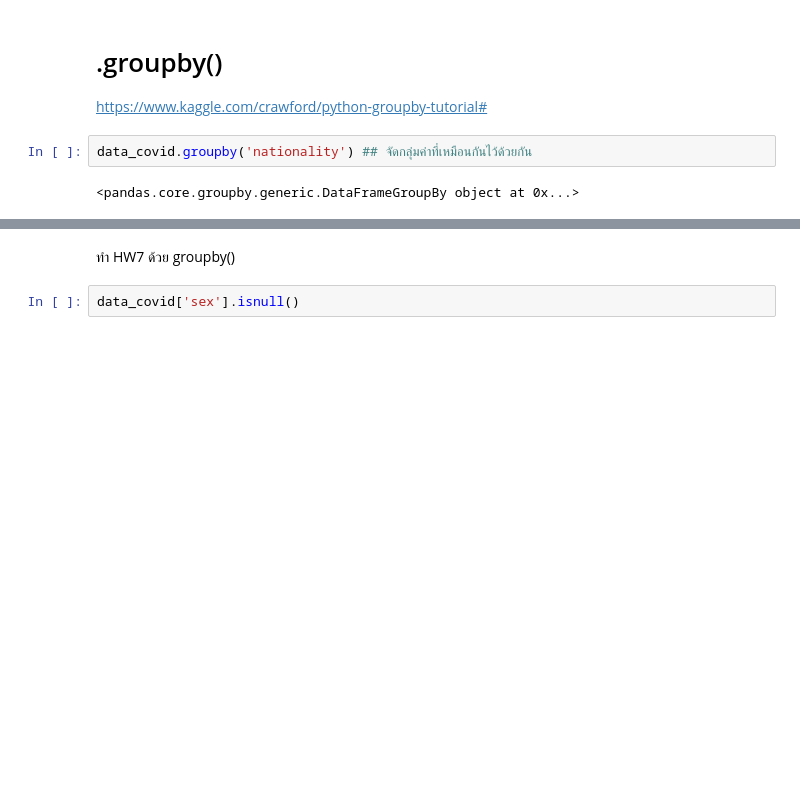
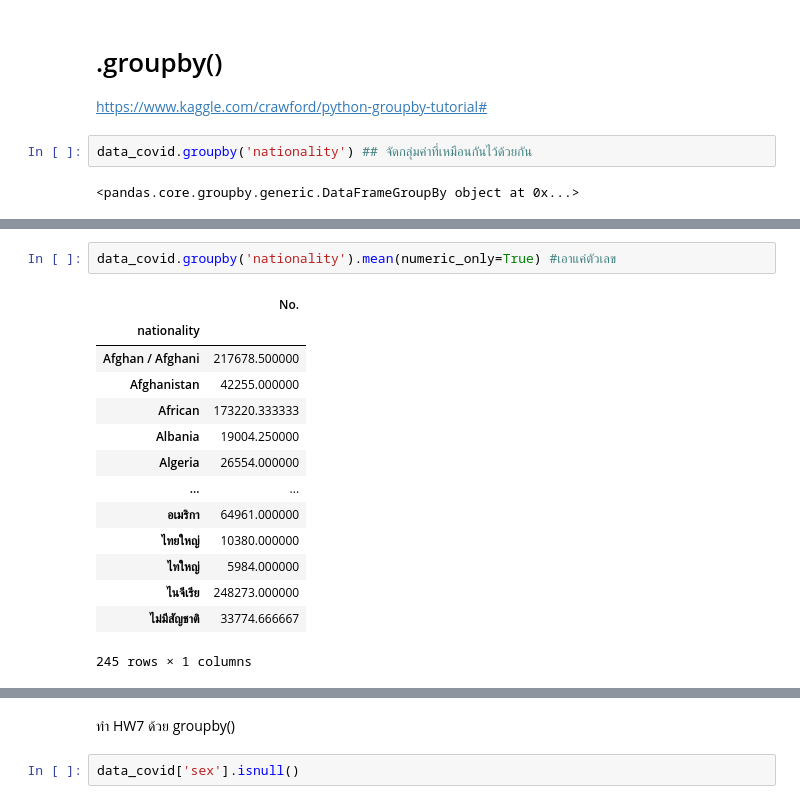
Before and after one commit to Papawadee-Mohdee/PythonDataViz2026, a Jupyter notebook: Pandas102.ipynb, the cells around one changed output, grey strips where cells are left out. Cells and saved outputs as stored; diff of their text form; blank space fills up the shorter version.

```diff
--- a/Pandas102.ipynb
+++ b/Pandas102.ipynb
@@ -425,3 +452,20 @@ data_covid.groupby('nationality').mean()
+# %%
+data_covid.groupby('nationality').mean(numeric_only=True) #เอาแค่ตัวเลข
+# %% [output]
+|  | No. |
+| nationality |  |
+| Afghan / Afghani | 217678.500000 |
+| Afghanistan | 42255.000000 |
+| African | 173220.333333 |
+| Albania | 19004.250000 |
+| Algeria | 26554.000000 |
+| ... | ... |
+| อเมริกา | 64961.000000 |
+| ไทยใหญ่ | 10380.000000 |
+| ไทใหญ่ | 5984.000000 |
+| ไนจีเรีย | 248273.000000 |
+| ไม่มีสัญชาติ | 33774.666667 |
+245 rows × 1 columns
 # %%
 data_covid.groupby('nationality').max(' ') ### ทำไมใส่ ' ' แล้วรันได้!!
 # %% [output]
```
Also changed, not shown: parts of 29 cells of this notebook.
